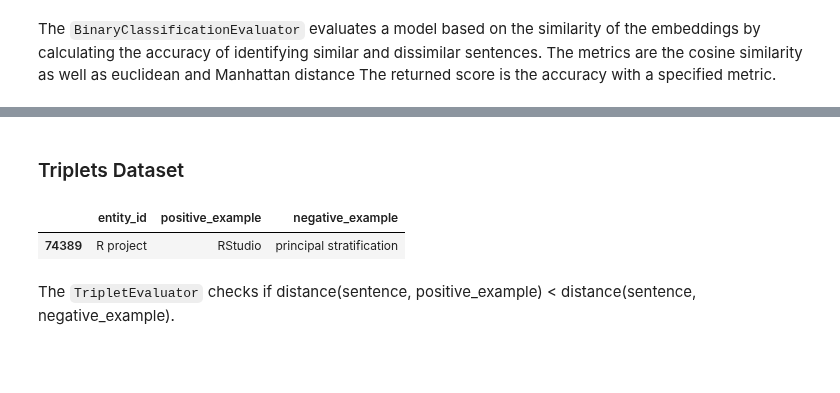
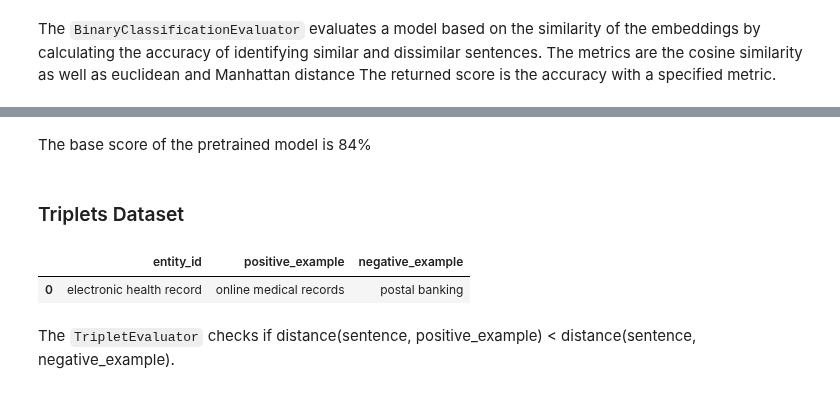
Before and after one commit to Heity94/TWSM_Lab, a Jupyter notebook: Project/Notebooks/PH_SentenceTransfomer_NounPhrases.ipynb, the cells around one changed output, grey strips where cells are left out. Cells and saved outputs as stored; diff of their text form; code cells hidden in the pictures; blank space fills up the shorter version.

```diff
--- a/Project/Notebooks/PH_SentenceTransfomer_NounPhrases.ipynb
+++ b/Project/Notebooks/PH_SentenceTransfomer_NounPhrases.ipynb
@@ -338,2 +337,4 @@ print(syn_result)
+# %% [markdown]
+The base score of the pretrained model is 84%
 # %% [markdown]
 ### Triplets Dataset
@@ -343,8 +341,8 @@ ontology_train_trip_sample = ontology_train_trip.sample(1_000).copy()
 # %%
-ontology_train_trip_sample.head(1)
+ontology_train_trip.head(1)
 # %% [output]
 |  | entity_id | positive_example | negative_example |
-| 74389 | R project | RStudio | principal stratification |
+| 0 | electronic health record | online medical records | postal banking |
 # %% [markdown]
 The `TripletEvaluator` checks if distance(sentence, positive_example) < distance(sentence, negative_example).
 # %%
```
Also changed, not shown: parts of 10 cells of this notebook.
